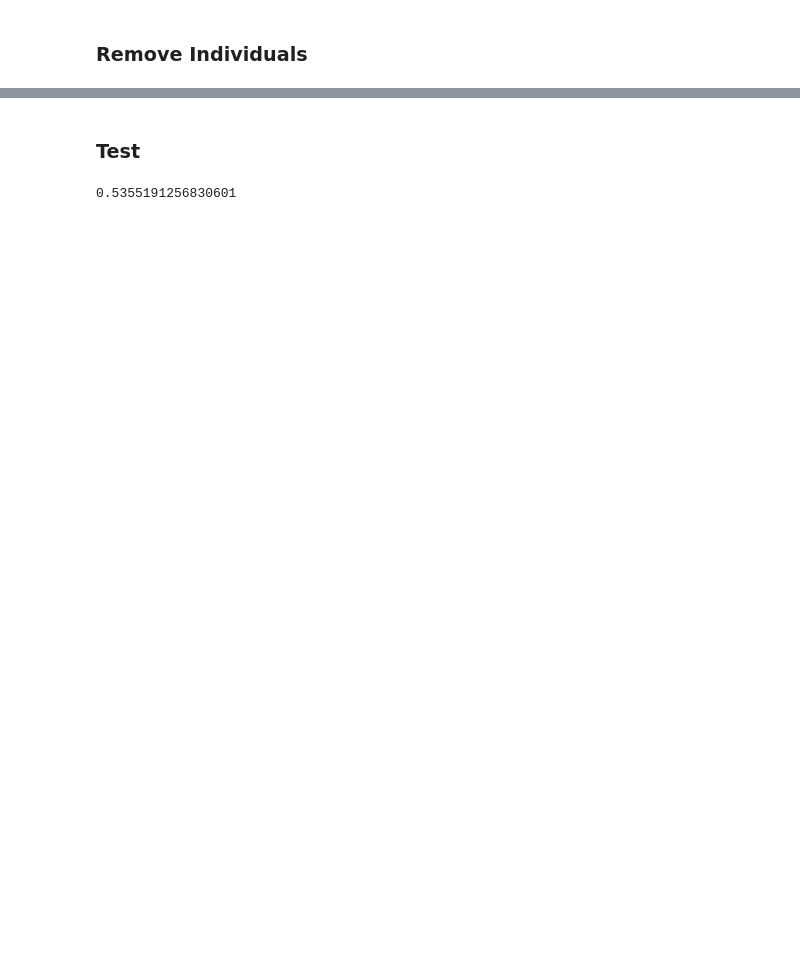
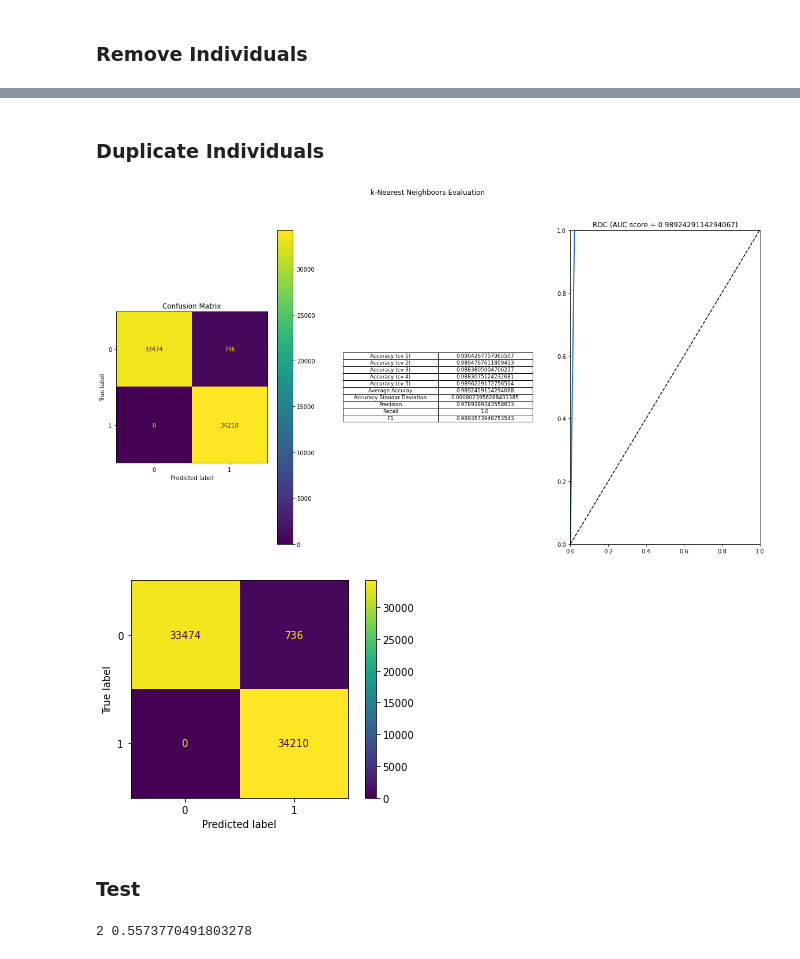
Before and after one commit to FABallemand/DefectPredictionOnProductionLines, a Jupyter notebook: k-nn.ipynb, the cells around one changed output, grey strips where cells are left out. Drawn from its saved outputs; the diff is of its cells as text; code cells hidden in the pictures; blank space fills up the shorter version.

```diff
--- a/k-nn.ipynb
+++ b/k-nn.ipynb
@@ -108,13 +57,33 @@ More realistic...
+# %% [markdown]
+### Duplicate Individuals
+# %%
+# Load date and balance classes
+train_input, train_output = utils.loadTrainingData(remove_id=True, remove_capuchon_insertion=True)
+train_input, train_output = utils.balanceClassesByDuplicating(train_input, train_output, modify=False)
+
+# Create model
+clf = KNeighborsClassifier(n_neighbors=3)
+
+# Evaluation
+utils.modelEvaluation(clf, train_input, train_output["result"], model_name="k-Nearest Neighboors")
+# %% [output]
+[figure, added]
+[figure, added]
 # %% [markdown]
 ### Test
 # %%
+# Load date and balance classes
+train_input, train_output = utils.loadTrainingData(remove_id=True, remove_capuchon_insertion=True)
+train_input, train_output = utils.balanceClassesByDuplicating(train_input, train_output)
+X_train, X_test, y_train, y_test = X_train, X_test, y_train, y_test = train_test_split(train_input, train_output, test_size = 0.3, random_state = 42)
+
 best_k = 0
 best_accuracy = 0
 
-for k in range(1,200):
+for k in range(1,20):
     # Create model
     knn_model = KNeighborsClassifier(n_neighbors=k)
-    knn_model.fit(X_train, y_train)
+    knn_model.fit(X_train, y_train["result"])
 
     # Prediction
     y_pred = knn_model.predict(X_test)
@@ -126,7 +95,6 @@ for k in range(1,200):
         best_k = k
         best_accuracy = accuracy
 
-best_k
-best_accuracy
+print(best_k, best_accuracy)
 # %% [output]
-0.5355191256830601
+2 0.5573770491803278
```
Also changed, not shown: parts of 13 cells of this notebook, 3 other files.
